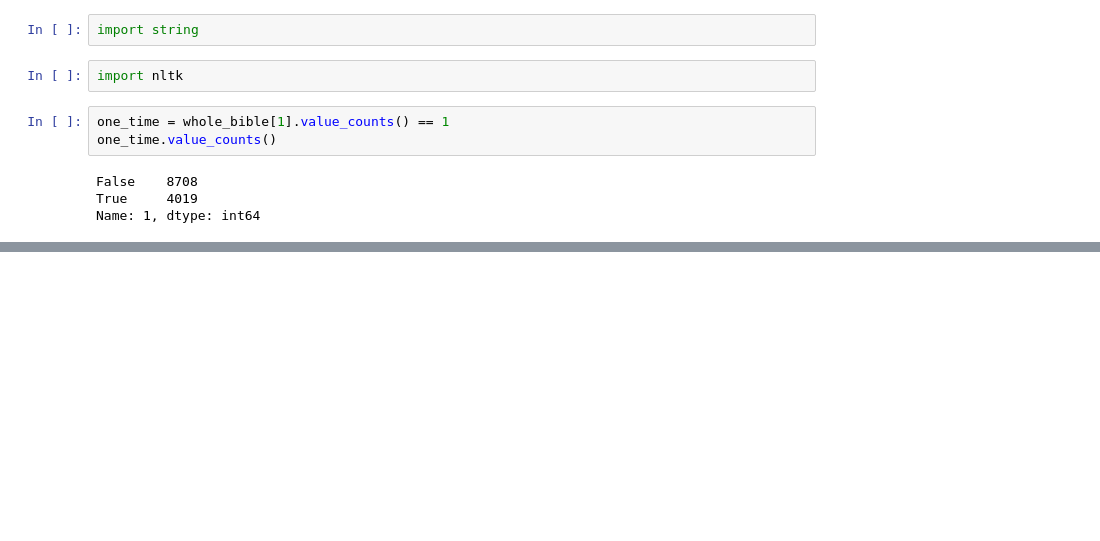
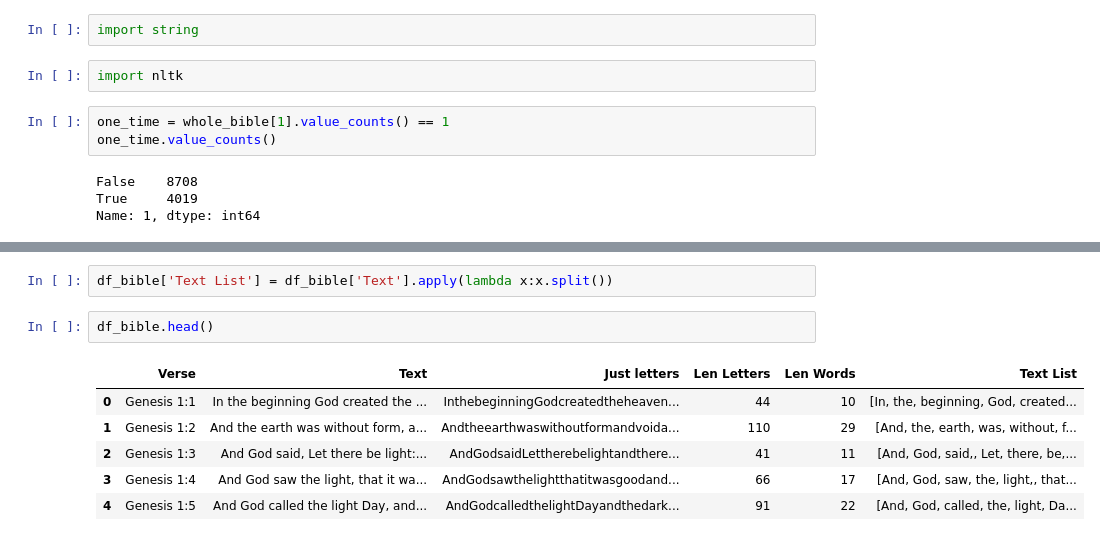
Before and after one commit to rhaejr/Machine-learning-projects, a Jupyter notebook: bible.ipynb, the cells around one changed output, grey strips where cells are left out. Saved outputs shown, nothing was run; the diff lists cells and outputs as text; blank space fills up the shorter version.

```diff
--- a/bible.ipynb
+++ b/bible.ipynb
@@ -162,0 +173,11 @@ Name: 1, dtype: int64
+# %%
+df_bible['Text List'] = df_bible['Text'].apply(lambda x:x.split())
+# %%
+df_bible.head()
+# %% [output]
+|  | Verse | Text | Just letters | Len Letters | Len Words | Text List |
+| 0 | Genesis 1:1 | In the beginning God created the ... | InthebeginningGodcreatedtheheaven... | 44 | 10 | [In, the, beginning, God, created... |
+| 1 | Genesis 1:2 | And the earth was without form, a... | Andtheearthwaswithoutformandvoida... | 110 | 29 | [And, the, earth, was, without, f... |
+| 2 | Genesis 1:3 | And God said, Let there be light:... | AndGodsaidLettherebelightandthere... | 41 | 11 | [And, God, said,, Let, there, be,... |
+| 3 | Genesis 1:4 | And God saw the light, that it wa... | AndGodsawthelightthatitwasgoodand... | 66 | 17 | [And, God, saw, the, light,, that... |
+| 4 | Genesis 1:5 | And God called the light Day, and... | AndGodcalledthelightDayandthedark... | 91 | 22 | [And, God, called, the, light, Da... |
```
Also changed, not shown: parts of 17 cells of this notebook.
